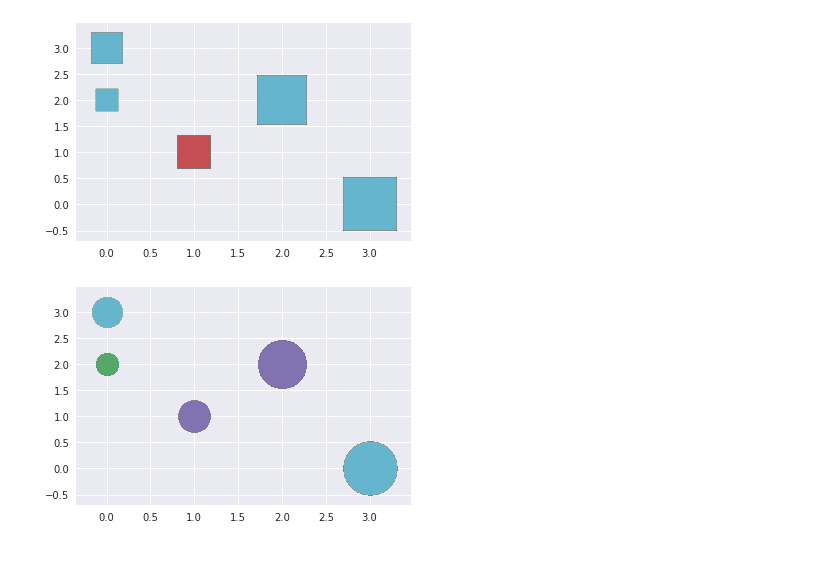
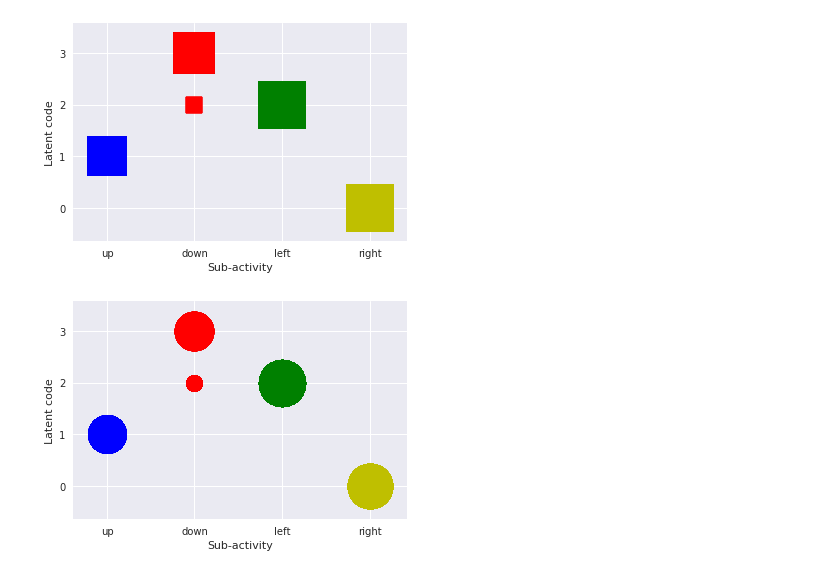
Before and after one commit to sharma-arjun/DirectedInfo-GAIL, a Jupyter notebook: IL/plots/plot_trajectories_batch.ipynb, the cells around one changed output. Drawn from its saved outputs; the diff is of its cells as text; code cells hidden in the pictures.

Commit message:
updated plots, no change

```diff
--- a/IL/plots/plot_trajectories_batch.ipynb
+++ b/IL/plots/plot_trajectories_batch.ipynb
@@ -149,5 +149,5 @@ plot_expert_trajectories_from_h5('../h5_trajs/LR_trajs/traj_1',
 # %%
-results_file = '../results/LR_trajs/given_true_goal_KLD_1e-5_cross_entropy_velocity_curr_state_in_policy_temp_1_batch/gen_traj/results_cp_5000.pkl'
+results_file = '../results/LR_trajs/short_run_annealed_2/gen_traj/results_cp_5000.pkl'
 
 def plot_pickle_results(results_pkl_path, num_traj_to_plot=10):
     assert os.path.exists(results_pkl_path), \
@@ -176,7 +176,7 @@ def plot_pickle_results(results_pkl_path, num_traj_to_plot=10):
                 ))
 
             print("Pred latent variable:\n{}".format(
-              np.array_str(softmax(results_dict['pred_context'][traj_idx].squeeze()),
+              np.array_str(softmax(results_dict['pred_context'][traj_idx].squeeze() / 1.66),
                            precision=2, suppress_small=True)))
 
             for j in range(traj_len):
@@ -299,34 +299,50 @@ def plot_latent_variables(results_pkl_path, num_traj_to_plot=10):
                     marker_type.append('s')
                 else:
                     marker_type.append('o')
 
         scatter_dict = {}
         for x,y in zip(x_coordinates, y_coordinates):
             if (x, y) in scatter_dict:
                 scatter_dict[(x, y)] += 1
             else:
                 scatter_dict[(x, y)] = 1
 
         scatter_list = []
         for x,y in zip(x_coordinates, y_coordinates):
             scatter_list.append(scatter_dict[(x,y)]*5)
 
         #fig1, ax1 = plt.subplots()
         #ax1.scatter(x_coordinates, y_coordinates, s=scatter_list)
 
+        color_dict = {0: 'b', 1: 'r', 2:'g', 3: 'y'}
+        x_values = ['up', 'down', 'left', 'right']
+        x_axis = np.arange(0, 4, 1)
+        y_axis = np.arange(0, 4, 1)
+
         fig1, ax1 = plt.subplots()
         for x, y, m, s in zip(x_coordinates, y_coordinates, marker_type, scatter_list):
             if m == 's':
-                ax1.scatter([x],[y], marker=m, s=s)
+                ax1.scatter([x],[y], marker=m, s=s, c=color_dict[int(x)])
+
+        plt.xticks(x_axis, x_values)
+        plt.yticks(y_axis, y_axis)
+        plt.xlabel('Sub-activity')
+        plt.ylabel('Latent code')
 
         fig2, ax2 = plt.subplots()
         for x, y, m, s in zip(x_coordinates, y_coordinates, marker_type, scatter_list):
             if m == 'o':
-                ax2.scatter([x],[y], marker=m, s=s)
+                ax2.scatter([x],[y], marker=m, s=s, c=color_dict[int(x)])
+
+        plt.xticks(x_axis, x_values)
+        plt.yticks(y_axis, y_axis)
+        plt.xlabel('Sub-activity')
+        plt.ylabel('Latent code')
+
         plt.show()
 
 
 plot_latent_variables(results_file, num_traj_to_plot=300)
 # %% [output]
-[figure, old version]
+[figure, new version]
-[figure, old version]
+[figure, new version]
```
Also changed, not shown: parts of 2 cells of this notebook.
